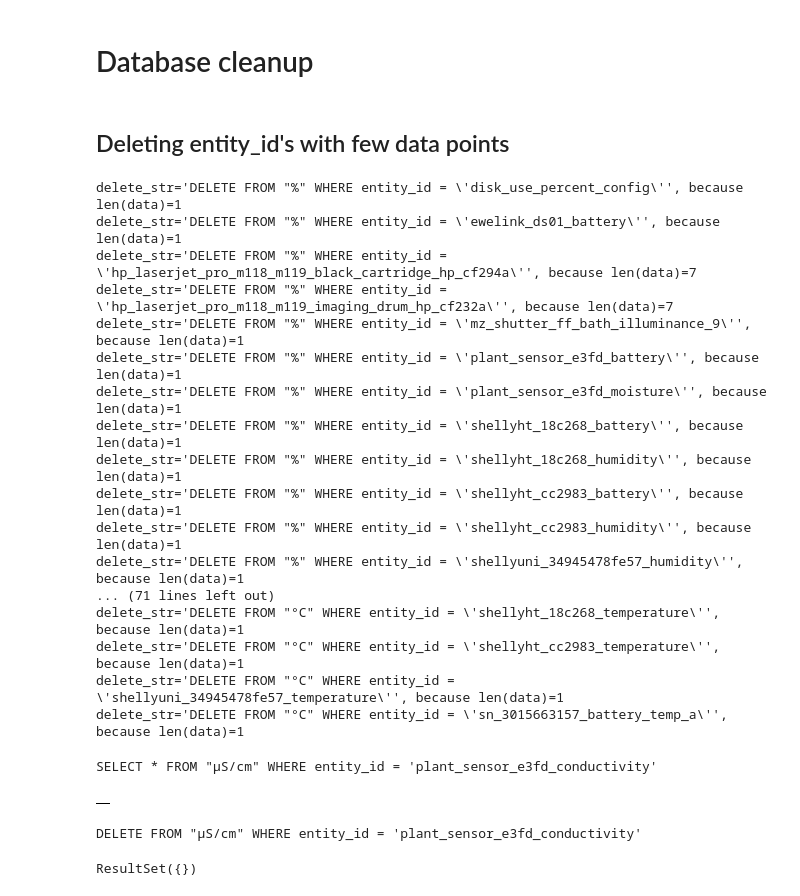
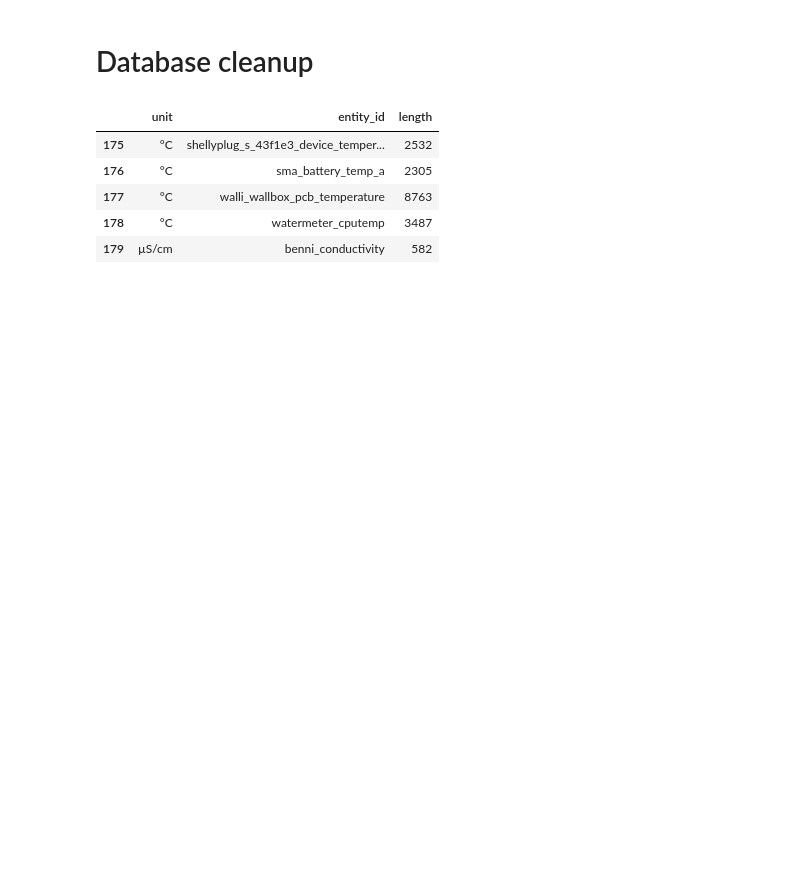
Before and after one commit to munich-ml/InfluxDB, a Jupyter notebook: Connect_with_InfluxDBClient.ipynb, the cells around one changed output. Drawn from its saved outputs; the diff is of its cells as text; code cells hidden in the pictures; blank space fills up the shorter version.

Commit message:
Cleanup database

```diff
--- a/Connect_with_InfluxDBClient.ipynb
+++ b/Connect_with_InfluxDBClient.ipynb
@@ -146,4 +146,2 @@ pd.DataFrame.from_records(client.query(qstr).get_points()).set_index("time")
 # %% [markdown]
 # Database cleanup
-# %% [markdown]
-## Deleting entity_id's with few data points
@@ -152,50 +148,18 @@ DANGER_FLAG_DELETE_IN_DATABASE = False  # set to True only if you know what you
 # %%
 records = list()
 points = [p["key"].replace("\\", "") for p in client.query("show series").get_points()]
 for point in points:
     unit, _, entity_id = point.split(",")
     entity_id = entity_id.split("=")[-1]
     qstr = f"""SELECT * FROM "{unit}" WHERE entity_id = '{entity_id}'"""
     data = pd.DataFrame.from_records(client.query(qstr).get_points())
-    if len(data) < 10:
-        delete_str = f"""DELETE FROM "{unit}" WHERE entity_id = '{entity_id}'"""
-        print(f"{delete_str=}, because {len(data)=}")
-        if DANGER_FLAG_DELETE_IN_DATABASE:
-            client.query(delete_str)
-    else:
-        records.append({"unit": unit, "entity_id": entity_id, "length": len(data)})
+    records.append({"unit": unit, "entity_id": entity_id, "length": len(data)})
 df = pd.DataFrame.from_records(records)
+df.tail()
 # %% [output]
-delete_str='DELETE FROM "%" WHERE entity_id = \'disk_use_percent_config\'', because len(data)=1
-delete_str='DELETE FROM "%" WHERE entity_id = \'ewelink_ds01_battery\'', because len(data)=1
-delete_str='DELETE FROM "%" WHERE entity_id = \'hp_laserjet_pro_m118_m119_black_cartridge_hp_cf294a\'', because len(data)=7
-delete_str='DELETE FROM "%" WHERE entity_id = \'hp_laserjet_pro_m118_m119_imaging_drum_hp_cf232a\'', because len(data)=7
-delete_str='DELETE FROM "%" WHERE entity_id = \'mz_shutter_ff_bath_illuminance_9\'', because len(data)=1
-delete_str='DELETE FROM "%" WHERE entity_id = \'plant_sensor_e3fd_battery\'', because len(data)=1
-delete_str='DELETE FROM "%" WHERE entity_id = \'plant_sensor_e3fd_moisture\'', because len(data)=1
-delete_str='DELETE FROM "%" WHERE entity_id = \'shellyht_18c268_battery\'', because len(data)=1
-delete_str='DELETE FROM "%" WHERE entity_id = \'shellyht_18c268_humidity\'', because len(data)=1
-delete_str='DELETE FROM "%" WHERE entity_id = \'shellyht_cc2983_battery\'', because len(data)=1
-delete_str='DELETE FROM "%" WHERE entity_id = \'shellyht_cc2983_humidity\'', because len(data)=1
-delete_str='DELETE FROM "%" WHERE entity_id = \'shellyuni_34945478fe57_humidity\'', because len(data)=1
-... (71 lines left out)
-delete_str='DELETE FROM "°C" WHERE entity_id = \'shellyht_18c268_temperature\'', because len(data)=1
-delete_str='DELETE FROM "°C" WHERE entity_id = \'shellyht_cc2983_temperature\'', because len(data)=1
-delete_str='DELETE FROM "°C" WHERE entity_id = \'shellyuni_34945478fe57_temperature\'', because len(data)=1
-delete_str='DELETE FROM "°C" WHERE entity_id = \'sn_3015663157_battery_temp_a\'', because len(data)=1
+|  | unit | entity_id | length |
+| 175 | °C | shellyplug_s_43f1e3_device_temper... | 2532 |
+| 176 | °C | sma_battery_temp_a | 2305 |
+| 177 | °C | walli_wallbox_pcb_temperature | 8763 |
+| 178 | °C | watermeter_cputemp | 3487 |
+| 179 | µS/cm | benni_conductivity | 582 |
-# %%
-unit = "µS/cm"
-entity_id = "plant_sensor_e3fd_conductivity"
-qstr = f"""SELECT * FROM "{unit}" WHERE entity_id = '{entity_id}'"""
-print(qstr)
-pd.DataFrame.from_records(client.query(qstr).get_points())
-# %% [output]
-SELECT * FROM "µS/cm" WHERE entity_id = 'plant_sensor_e3fd_conductivity'
-|  |
-# %%
-qstr = f"""DELETE FROM "{unit}" WHERE entity_id = '{entity_id}'"""
-print(qstr)
-client.query(qstr)
-# %% [output]
-DELETE FROM "µS/cm" WHERE entity_id = 'plant_sensor_e3fd_conductivity'
-ResultSet({})
```
Also changed, not shown: parts of 11 cells of this notebook, 2 other files.
